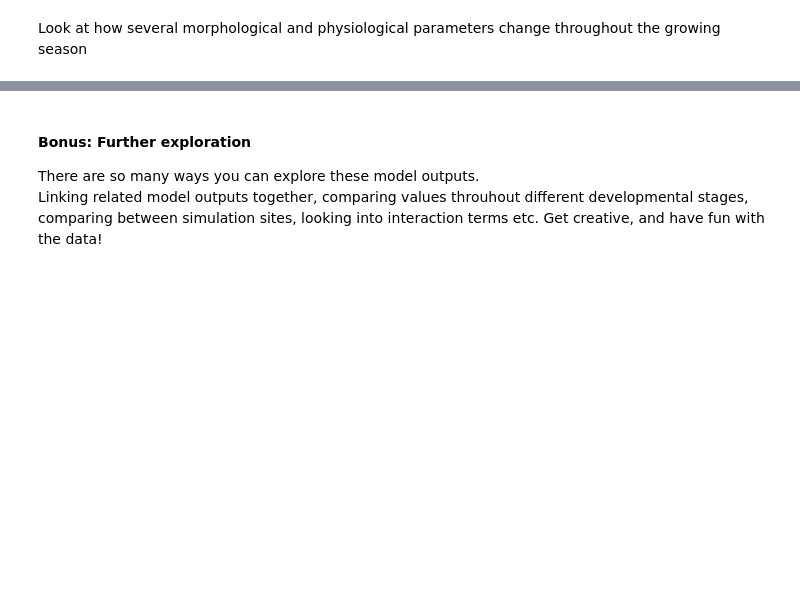
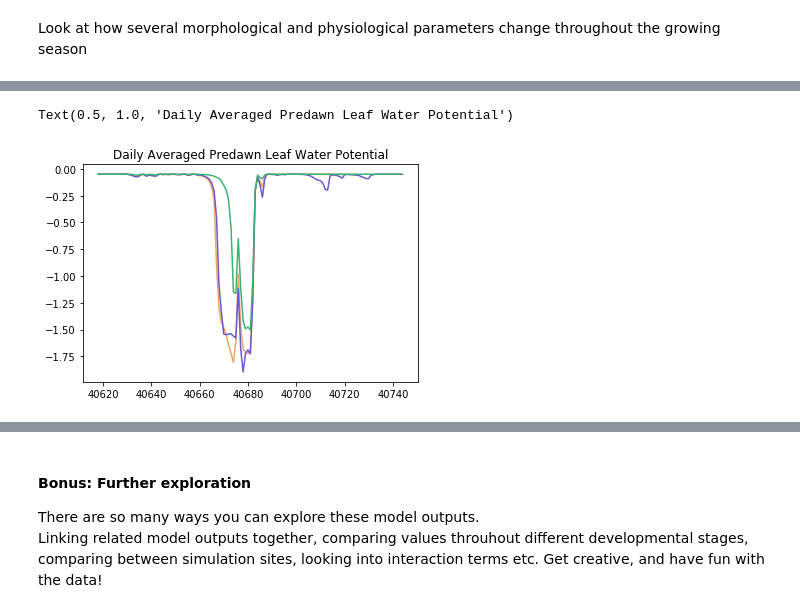
Before and after one commit to jennhsiao/maizsim_application, a Jupyter notebook: lab_exercise.ipynb, the cells around one changed output, grey strips where cells are left out. Cells and saved outputs as stored; diff of their text form; code cells hidden in the pictures; blank space fills up the shorter version.

```diff
--- a/lab_exercise.ipynb
+++ b/lab_exercise.ipynb
@@ -100,3 +144,12 @@ The different stages include:
     - Maturation
 
 Summing values over a period of time (daily, monthly, growing season, developmental stage) is also a good option for certain outputs. Sometime, looking at a certain time in the day can be useful as well. For example, analyzing leaf water potential outptus at 5am as a rough estimate of "predawn leaf water potential"
+# %%
+# Daily averages
+plt.plot(ohi_temp.groupby('jday').mean().LeafWP, color=col_temp)
+plt.plot(ohi_vpd.groupby('jday').mean().LeafWP, color=col_vpd)
+plt.plot(ohi_co2.groupby('jday').mean().LeafWP, color=col_co2)
+plt.title('Daily Averaged Predawn Leaf Water Potential')
+# %% [output]
+Text(0.5, 1.0, 'Daily Averaged Predawn Leaf Water Potential')
+[figure, added]
```
Also changed, not shown: parts of 10 cells of this notebook, 2 other files.
